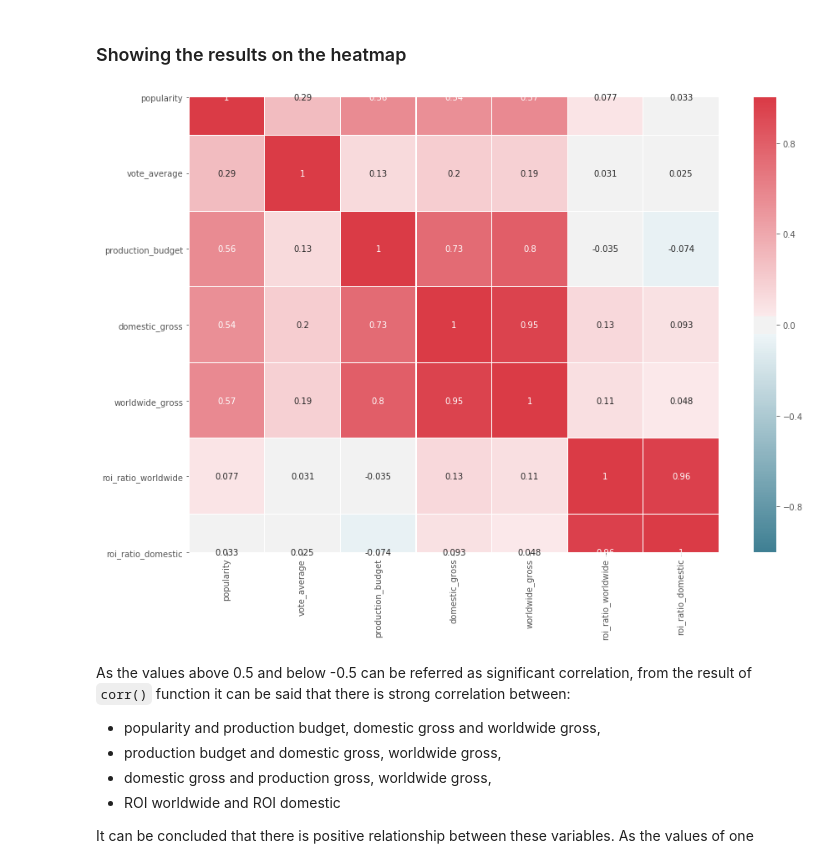
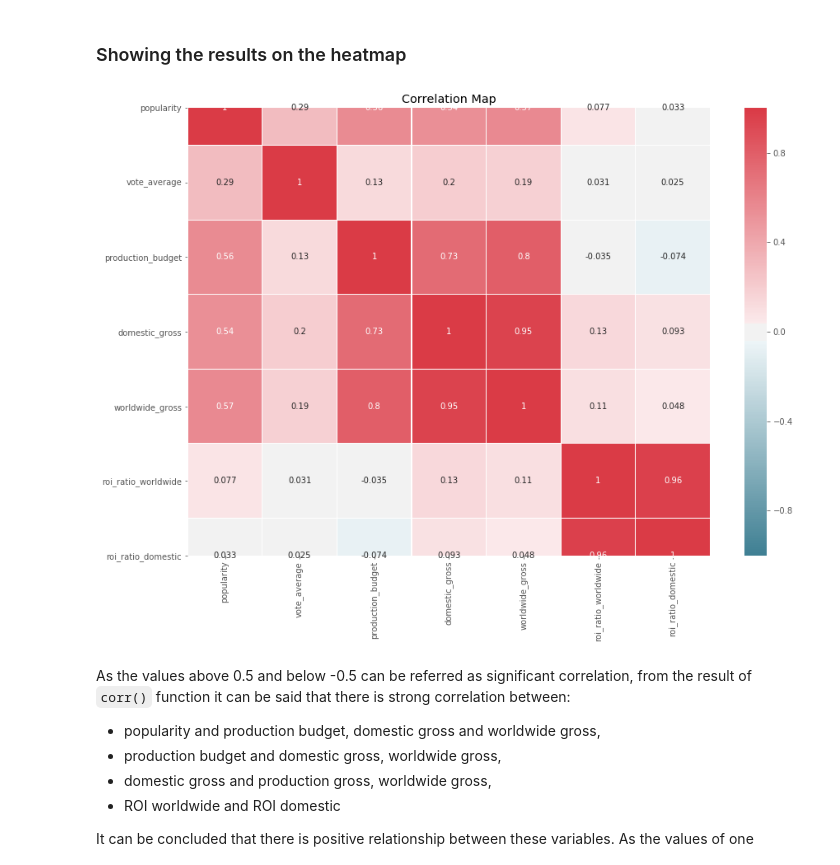
Before and after one commit to esraguzel/dsc-mod-1-project-v2-1-onl01-dtsc-ft-012120, a Jupyter notebook: student.ipynb, the cells around one changed output. Drawn from its saved outputs; the diff is of its cells as text; code cells hidden in the pictures.

```diff
--- a/student.ipynb
+++ b/student.ipynb
@@ -586,24 +586,25 @@ df_corr.corr()
 # %%
 # Showing the result on a heatmap
 
 import matplotlib.pyplot as plt
 import numpy as np
 import seaborn as sns
 %matplotlib inline
 
 
 
 f, ax = plt.subplots(figsize=(15, 10))
 corr = df_corr.corr()
 
 cmap = sns.diverging_palette(220, 10, as_cmap=True)
 ax.set_ylim([0,2])
 sns.heatmap(corr, cmap=cmap, vmax=1, vmin=-1, center=0,
             square=True, linewidths=.2, ax=ax, annot=True,)
+ax.set_title('Correlation Map')
 
 plt.show()
 # %% [output]
-[figure, old version]
+[figure, new version]
 # %% [markdown]
 As the values above 0.5 and below -0.5 can be referred as significant correlation, from the result of `corr()` function it can be said that there is strong correlation between:
 
```
Also changed, not shown: parts of 8 cells of this notebook, 1 other file.
